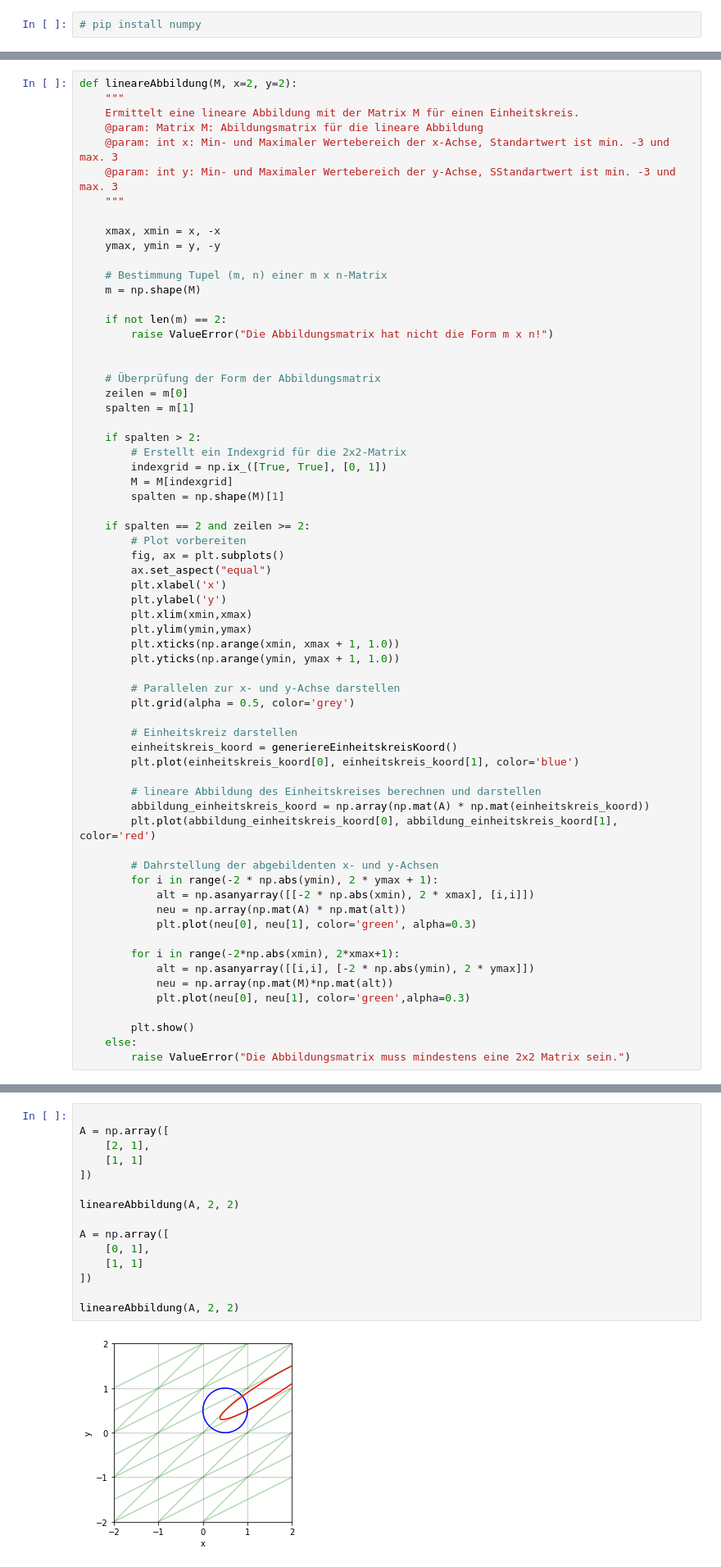
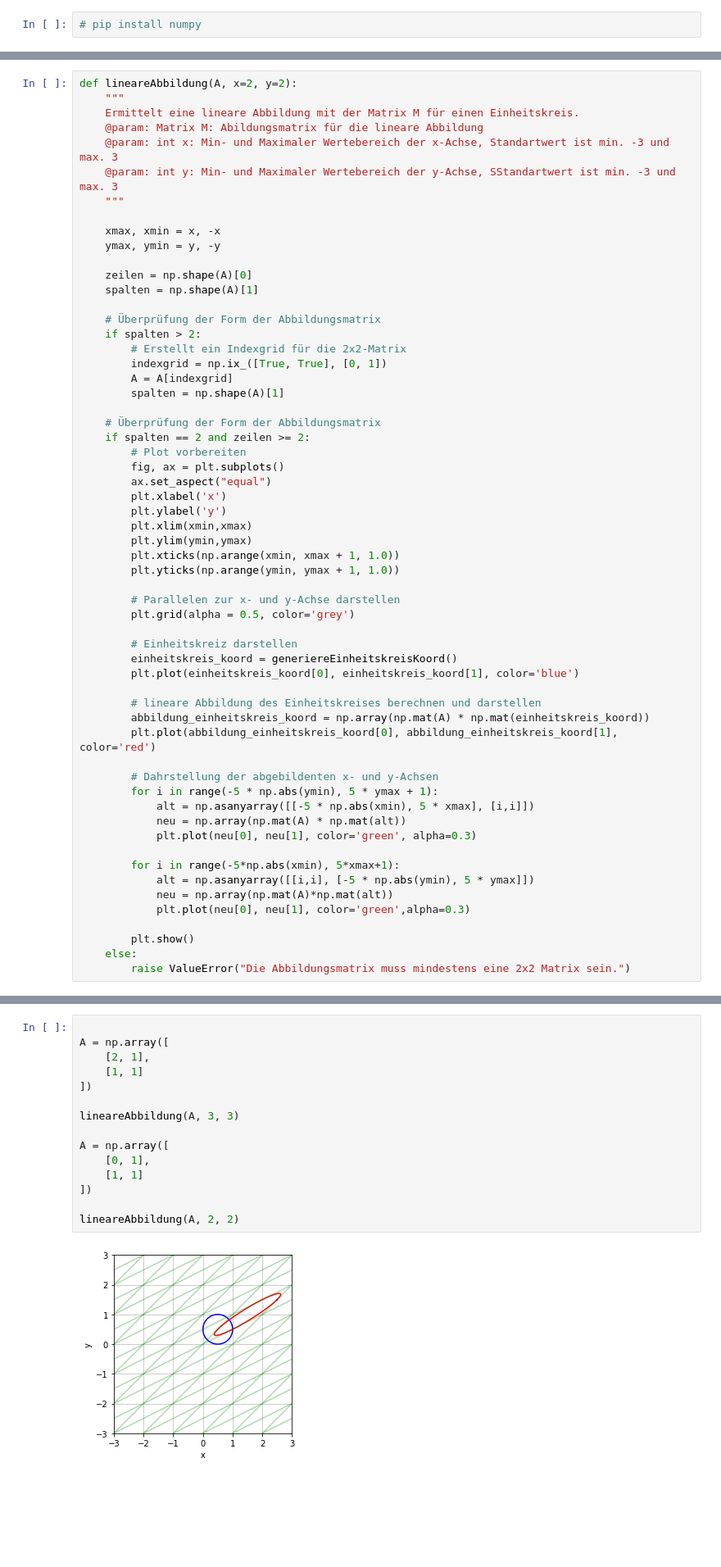
Before and after one commit to cheorges/Lineare-Algebra, a Jupyter notebook: semesterarbeit/Lineare Transformationen.ipynb, the cells around one changed output, grey strips where cells are left out. Shown at 82% size. Cells and saved outputs as stored; diff of their text form; blank space fills up the shorter version.

```diff
--- a/semesterarbeit/Lineare Transformationen.ipynb
+++ b/semesterarbeit/Lineare Transformationen.ipynb
@@ -77,7 +78,7 @@ def generiereEinheitskreisKoord():
     y_koord = [(np.sin(np.deg2rad(grad))+1)/2 for grad in range(360)]
     return np.asanyarray([x_koord, y_koord])
 # %%
-def lineareAbbildung(M, x=2, y=2):
+def lineareAbbildung(A, x=2, y=2):
     """
     Ermittelt eine lineare Abbildung mit der Matrix M für einen Einheitskreis.
     @param: Matrix M: Abildungsmatrix für die lineare Abbildung
@@ -88,23 +89,17 @@ def lineareAbbildung(M, x=2, y=2):
     xmax, xmin = x, -x
     ymax, ymin = y, -y
 
-    # Bestimmung Tupel (m, n) einer m x n-Matrix
-    m = np.shape(M)
-
-    if not len(m) == 2:
-        raise ValueError("Die Abbildungsmatrix hat nicht die Form m x n!")
-
+    zeilen = np.shape(A)[0]
+    spalten = np.shape(A)[1]
 
     # Überprüfung der Form der Abbildungsmatrix
-    zeilen = m[0]
-    spalten = m[1]
-
     if spalten > 2:
         # Erstellt ein Indexgrid für die 2x2-Matrix
         indexgrid = np.ix_([True, True], [0, 1])
-        M = M[indexgrid]
-        spalten = np.shape(M)[1]
+        A = A[indexgrid]
+        spalten = np.shape(A)[1]
 
+    # Überprüfung der Form der Abbildungsmatrix
     if spalten == 2 and zeilen >= 2:
         # Plot vorbereiten
         fig, ax = plt.subplots()
@@ -128,14 +123,14 @@ def lineareAbbildung(M, x=2, y=2):
         plt.plot(abbildung_einheitskreis_koord[0], abbildung_einheitskreis_koord[1], color='red')
 
         # Dahrstellung der abgebildenten x- und y-Achsen
-        for i in range(-2 * np.abs(ymin), 2 * ymax + 1):
-            alt = np.asanyarray([[-2 * np.abs(xmin), 2 * xmax], [i,i]])
+        for i in range(-5 * np.abs(ymin), 5 * ymax + 1):
+            alt = np.asanyarray([[-5 * np.abs(xmin), 5 * xmax], [i,i]])
             neu = np.array(np.mat(A) * np.mat(alt))
             plt.plot(neu[0], neu[1], color='green', alpha=0.3)
 
-        for i in range(-2*np.abs(xmin), 2*xmax+1):
-            alt = np.asanyarray([[i,i], [-2 * np.abs(ymin), 2 * ymax]])
-            neu = np.array(np.mat(M)*np.mat(alt))
+        for i in range(-5*np.abs(xmin), 5*xmax+1):
+            alt = np.asanyarray([[i,i], [-5 * np.abs(ymin), 5 * ymax]])
+            neu = np.array(np.mat(A)*np.mat(alt))
             plt.plot(neu[0], neu[1], color='green',alpha=0.3)
 
         plt.show()
@@ -160,18 +161,18 @@ Genau dasselbe wird dann für die Y-Achsenparallelen getan, indem über die mög
 # %%
 
 A = np.array([
     [2, 1],
     [1, 1]
 ])
 
-lineareAbbildung(A, 2, 2)
+lineareAbbildung(A, 3, 3)
 
 A = np.array([
     [0, 1],
     [1, 1]
 ])
 
 lineareAbbildung(A, 2, 2)
 # %% [output]
-[figure, old version]
+[figure, new version]
 [figure]
```
Also changed, not shown: parts of 8 cells of this notebook.
